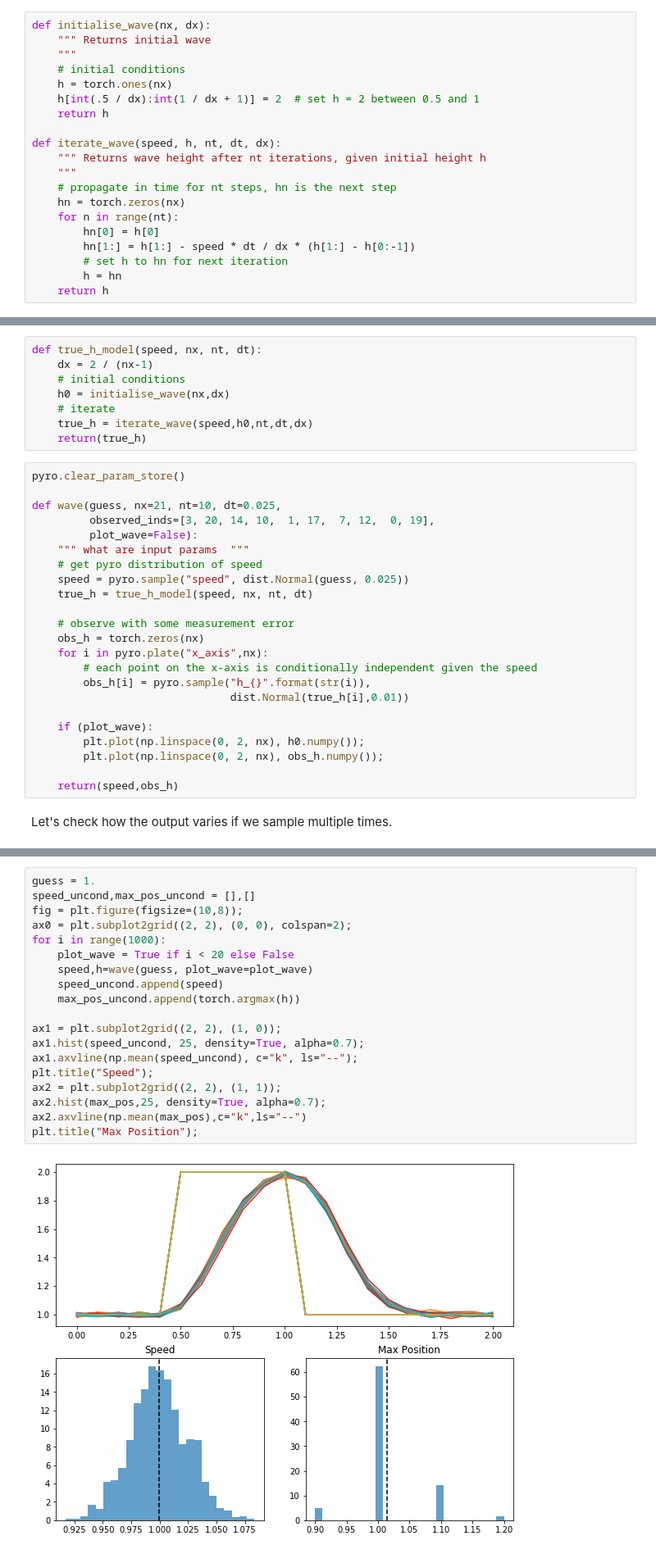
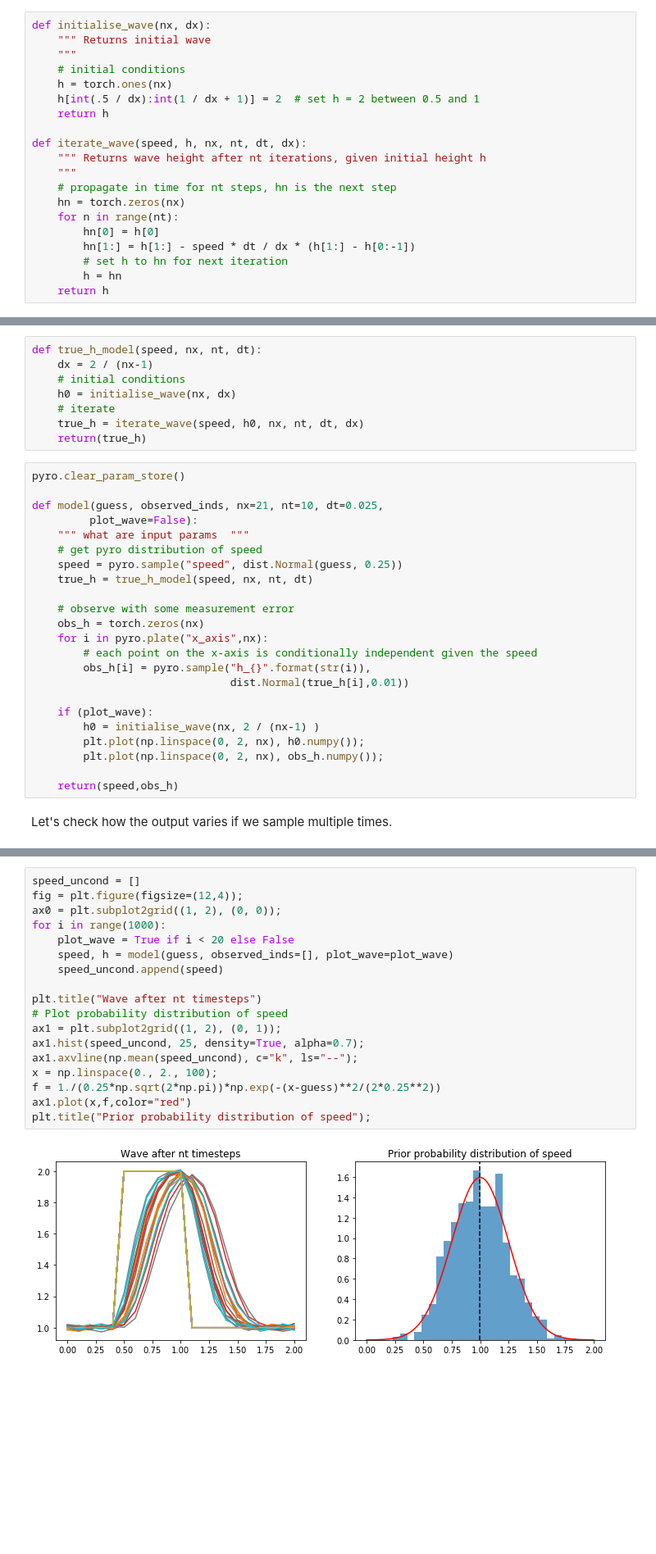
Before and after one commit to lm2612/InformaticsLab, a Jupyter notebook: 01_NDWave.ipynb, the cells around one changed output, grey strips where cells are left out. Shown at 82% size. Saved outputs shown, nothing was run; the diff lists cells and outputs as text; blank space fills up the shorter version.

```diff
--- a/01_NDWave.ipynb
+++ b/01_NDWave.ipynb
@@ -29,7 +29,7 @@ def initialise_wave(nx, dx):
     h[int(.5 / dx):int(1 / dx + 1)] = 2  # set h = 2 between 0.5 and 1
     return h
 
-def iterate_wave(speed, h, nt, dt, dx):
+def iterate_wave(speed, h, nx, nt, dt, dx):
     """ Returns wave height after nt iterations, given initial height h
     """
     # propagate in time for nt steps, hn is the next step
@@ -46,19 +46,18 @@ We define the model which samples from a latent variable, `speed`. The observed
 def true_h_model(speed, nx, nt, dt):
     dx = 2 / (nx-1)
     # initial conditions
-    h0 = initialise_wave(nx,dx)
+    h0 = initialise_wave(nx, dx)
     # iterate
-    true_h = iterate_wave(speed,h0,nt,dt,dx)
+    true_h = iterate_wave(speed, h0, nx, nt, dt, dx)
     return(true_h)
 # %%
 pyro.clear_param_store()
 
-def wave(guess, nx=21, nt=10, dt=0.025,
-         observed_inds=[3, 20, 14, 10,  1, 17,  7, 12,  0, 19],
+def model(guess, observed_inds, nx=21, nt=10, dt=0.025,
          plot_wave=False):
     """ what are input params  """
     # get pyro distribution of speed
-    speed = pyro.sample("speed", dist.Normal(guess, 0.025))
+    speed = pyro.sample("speed", dist.Normal(guess, 0.25))
     true_h = true_h_model(speed, nx, nt, dt)
 
     # observe with some measurement error
@@ -69,6 +68,7 @@ def wave(guess, nx=21, nt=10, dt=0.025,
                                dist.Normal(true_h[i],0.01))
 
     if (plot_wave):
+        h0 = initialise_wave(nx, 2 / (nx-1) )
         plt.plot(np.linspace(0, 2, nx), h0.numpy());
         plt.plot(np.linspace(0, 2, nx), obs_h.numpy());
 
@@ -78,21 +84,20 @@ Let's check how the output varies if we sample multiple times.
 # %%
-guess = 1.
-speed_uncond,max_pos_uncond = [],[]
-fig = plt.figure(figsize=(10,8));
-ax0 = plt.subplot2grid((2, 2), (0, 0), colspan=2);
+speed_uncond = []
+fig = plt.figure(figsize=(12,4));
+ax0 = plt.subplot2grid((1, 2), (0, 0));
 for i in range(1000):
     plot_wave = True if i < 20 else False
-    speed,h=wave(guess, plot_wave=plot_wave)
+    speed, h = model(guess, observed_inds=[], plot_wave=plot_wave)
     speed_uncond.append(speed)
-    max_pos_uncond.append(torch.argmax(h))
 
-ax1 = plt.subplot2grid((2, 2), (1, 0));
+plt.title("Wave after nt timesteps")
+# Plot probability distribution of speed
+ax1 = plt.subplot2grid((1, 2), (0, 1));
 ax1.hist(speed_uncond, 25, density=True, alpha=0.7);
 ax1.axvline(np.mean(speed_uncond), c="k", ls="--");
-plt.title("Speed");
-ax2 = plt.subplot2grid((2, 2), (1, 1));
-ax2.hist(max_pos,25, density=True, alpha=0.7);
-ax2.axvline(np.mean(max_pos),c="k",ls="--")
-plt.title("Max Position");
+x = np.linspace(0., 2., 100);
+f = 1./(0.25*np.sqrt(2*np.pi))*np.exp(-(x-guess)**2/(2*0.25**2))
+ax1.plot(x,f,color="red")
+plt.title("Prior probability distribution of speed");
 # %% [output]
-[figure, old version]
+[figure, new version]
```
Also changed, not shown: parts of 37 cells of this notebook.
